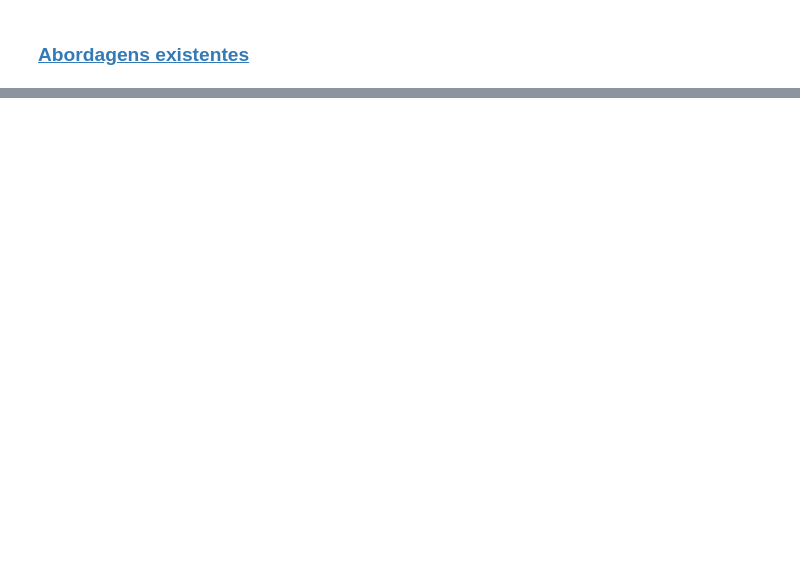
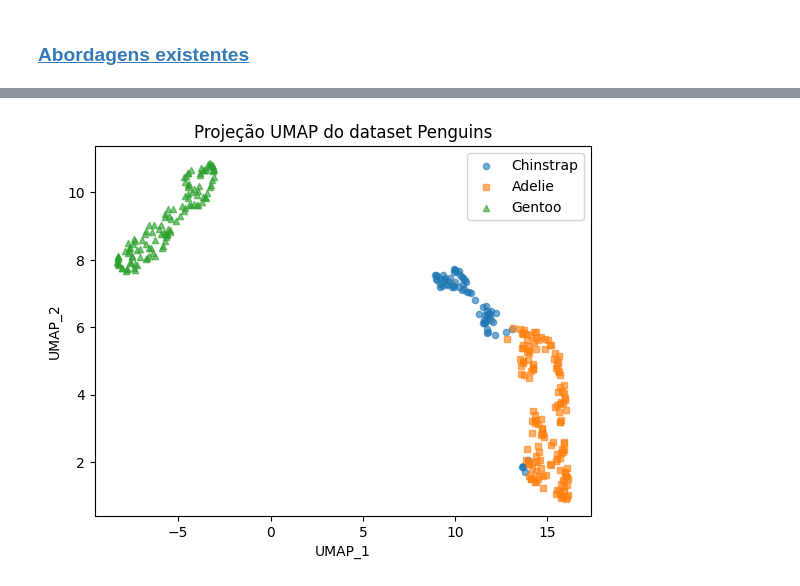
Before and after one commit to Gabriel-Oli-Paiva/biblioteca_real, a Jupyter notebook: Aprendizado de Máquina/UMAP/T26 - Filipi Martins/notebooks/00 - Visão Geral.ipynb, the cells around one changed output, grey strips where cells are left out. Cells and saved outputs as stored; diff of their text form; code cells hidden in the pictures; blank space fills up the shorter version.

```diff
--- a/Aprendizado de Máquina/UMAP/T26 - Filipi Martins/notebooks/00 - Visão Geral.ipynb
+++ b/Aprendizado de Máquina/UMAP/T26 - Filipi Martins/notebooks/00 - Visão Geral.ipynb
@@ -129,0 +326,2 @@ plt.show()
+# %%
+reducer = umap.UMAP()
@@ -129,0 +330,9 @@ plt.show()
+# %%
+penguin_data = penguins.reindex([
+    "bill_length_mm",
+    "bill_depth_mm",
+    "flipper_length_mm",
+    "body_mass_g"
+], axis=1)
+
+scaled_penguin_data = StandardScaler().fit_transform(penguin_data)
@@ -129,0 +341,8 @@ plt.show()
+# %%
+# Nesse caso também poderíamos utilizar o fit_transform para as duas operações de uma vez no mesmo dataset:
+# embeddings = reducer.fit_transform(scaled_penguin_data)
+
+reducer.fit(scaled_penguin_data)
+
+embeddings = reducer.transform(scaled_penguin_data)
+embeddings.shape
@@ -129,0 +353,18 @@ plt.show()
+# %%
+for specie, marker in zip(set(penguins["species"]), ["o", "s", "^"]):
+    plt.scatter(
+        embeddings[:, 0][penguins["species"] == specie],
+        embeddings[:, 1][penguins["species"] == specie],
+        label=specie,
+        marker=marker,
+        alpha=0.6,
+        s=20
+    )
+
+plt.title("Projeção UMAP do dataset Penguins")
+plt.xlabel("UMAP_1")
+plt.ylabel("UMAP_2")
+plt.legend()
+plt.show()
+# %% [output]
+[figure, added]
```
Also changed, not shown: parts of 36 cells of this notebook, 5 other files.
